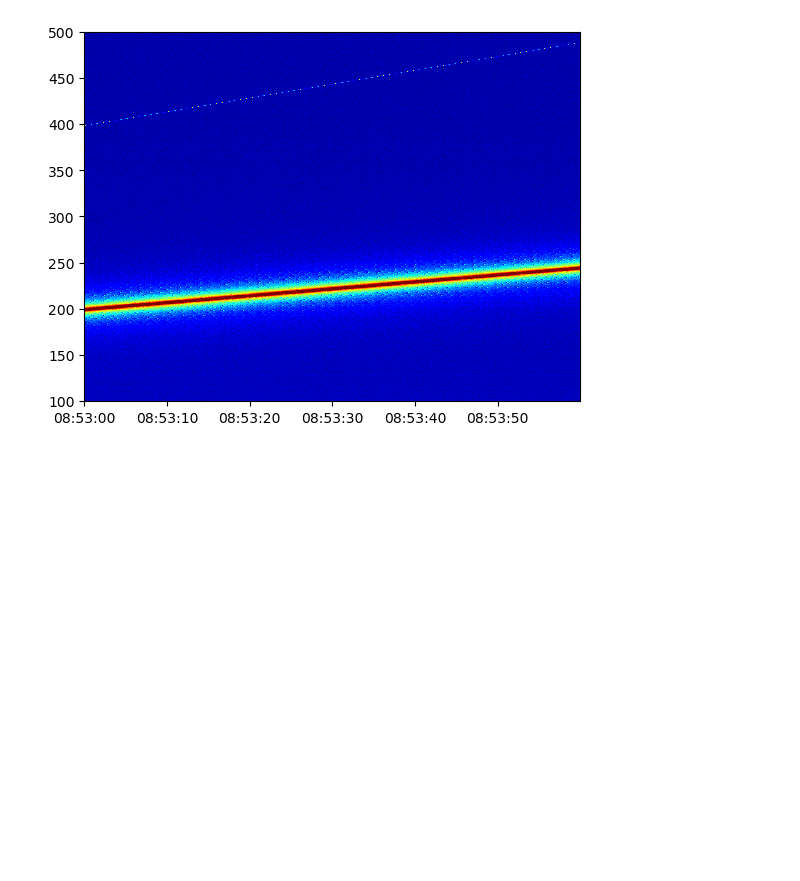
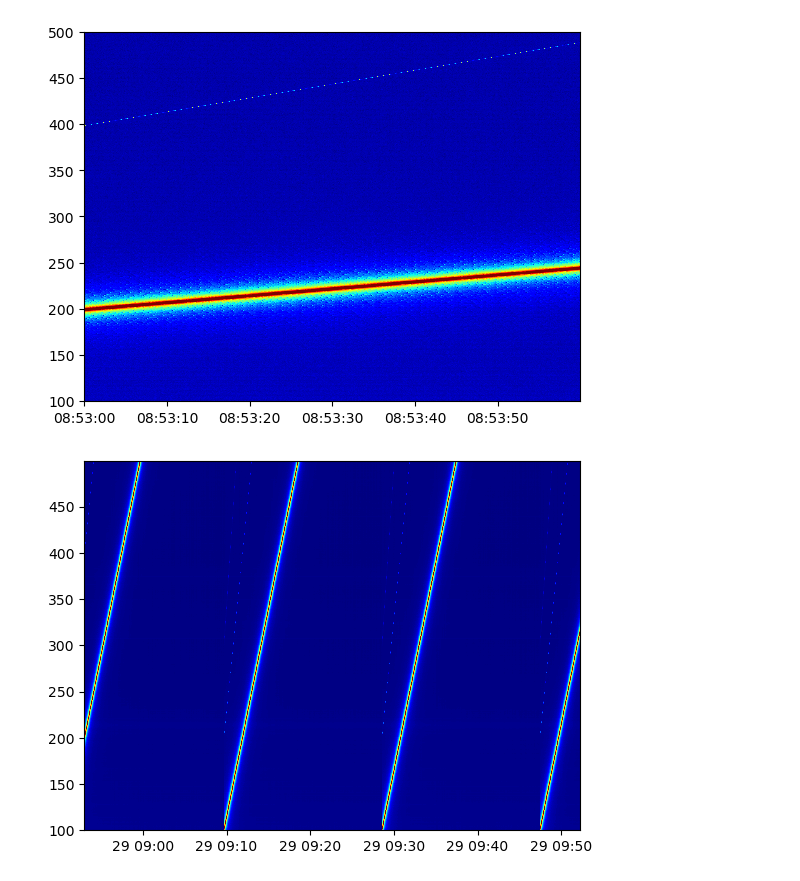
Before and after one commit to tsuchiya-f/amateras_drs4_l0tol1, a Jupyter notebook: python/plot_fits.ipynb, the cells around one changed output. Drawn from its saved outputs; the diff is of its cells as text; code cells hidden in the pictures; blank space fills up the shorter version.

```diff
--- a/python/plot_fits.ipynb
+++ b/python/plot_fits.ipynb
@@ -4,7 +4,8 @@ import matplotlib.pyplot as plt
 import matplotlib.dates as mdates
 from astropy.io import fits
 # %%
-file_amt_high = "../data/iprt_amt_l1_high_08bit_20260429-0853_v02_00.fits"
+#file_amt_high = "../data/iprt_amt_l1_high_08bit_20260429-0853_v02_00.fits"
+file_amt_high = "../data/iprt_amt_l1_high_16bit_20260429-0853_v02_00.fits"
 
 with fits.open(file_amt_high) as hdul:
     amt_hdr = hdul[0].header
@@ -50,3 +31,30 @@ fig = plt.figure()
 im = plt.pcolormesh(tm, freq, high_r, cmap='jet')
 # %% [output]
 [figure]
+# %%
+file_amt_low = "../data/iprt_amt_l1_low_08bit_20260429_v02_00.fits"
+
+with fits.open(file_amt_low) as hdul:
+    amt_hdr_low = hdul[0].header
+    amt_data_low = hdul[0].data
+
+low_r, low_l  = amt_data_low
+# %%
+date_obs = amt_hdr_low['DATE-OBS']
+time_obs =amt_hdr_low['TIME-OBS']
+exptime = amt_hdr_low['EXPTIME']
+naxis1 = amt_hdr_low['NAXIS1']
+
+start_dt = np.datetime64(f"{date_obs}T{time_obs}")
+step_us = int(exptime * 1e6)
+tm = start_dt + np.arange(naxis1) * np.timedelta64(step_us, 'us')
+
+freq_min = amt_hdr_low['CRVAL2']
+df =amt_hdr_low['CDELT2']
+naxis2 = amt_hdr_low['NAXIS2']
+freq_low = freq_min + np.arange(naxis2) * df
+# %%
+fig = plt.figure()
+im = plt.pcolormesh(tm, freq_low, low_r, cmap='jet')
+# %% [output]
+[figure, added]
```
Also changed, not shown: parts of 1 cell of this notebook, 4 other files.
